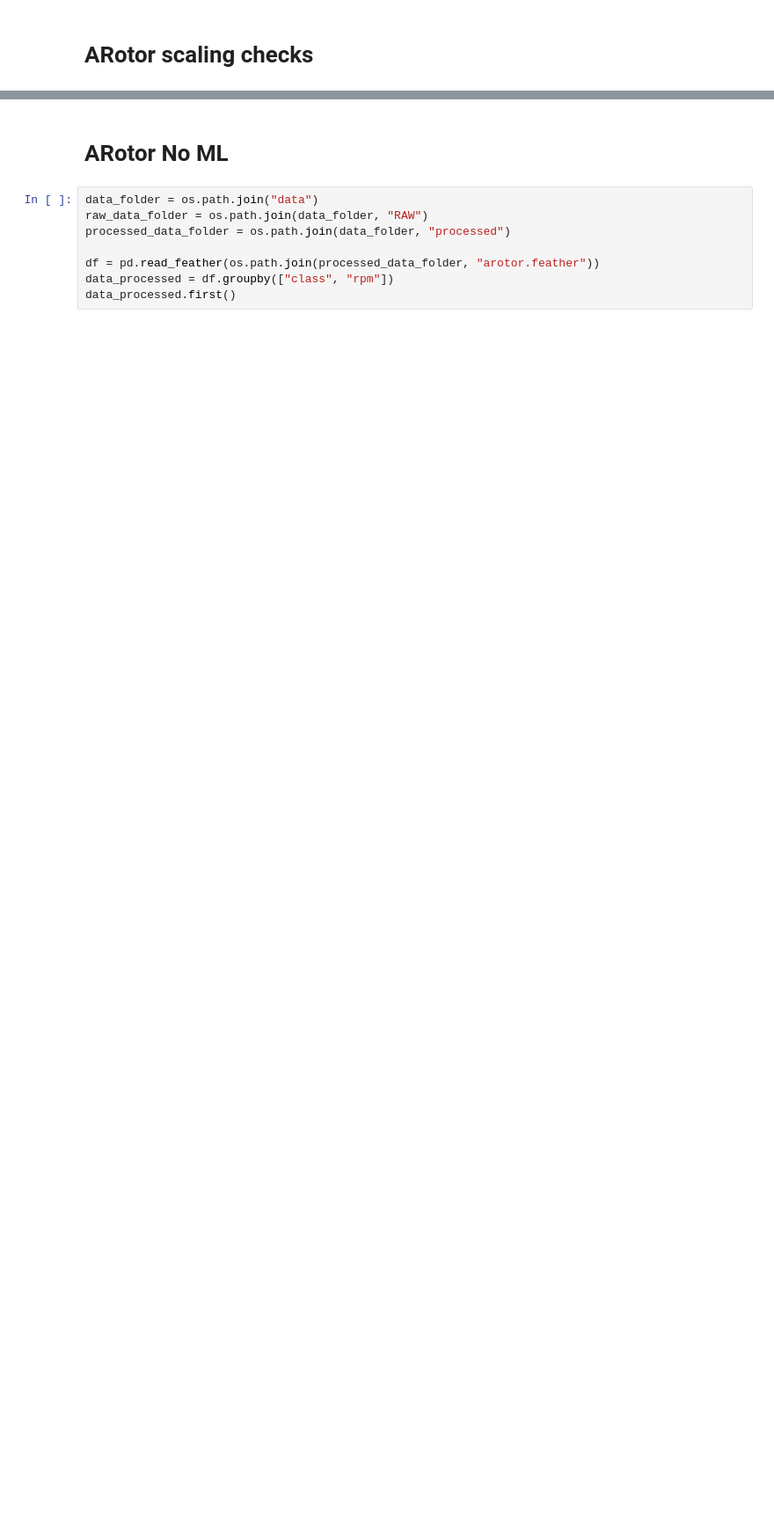
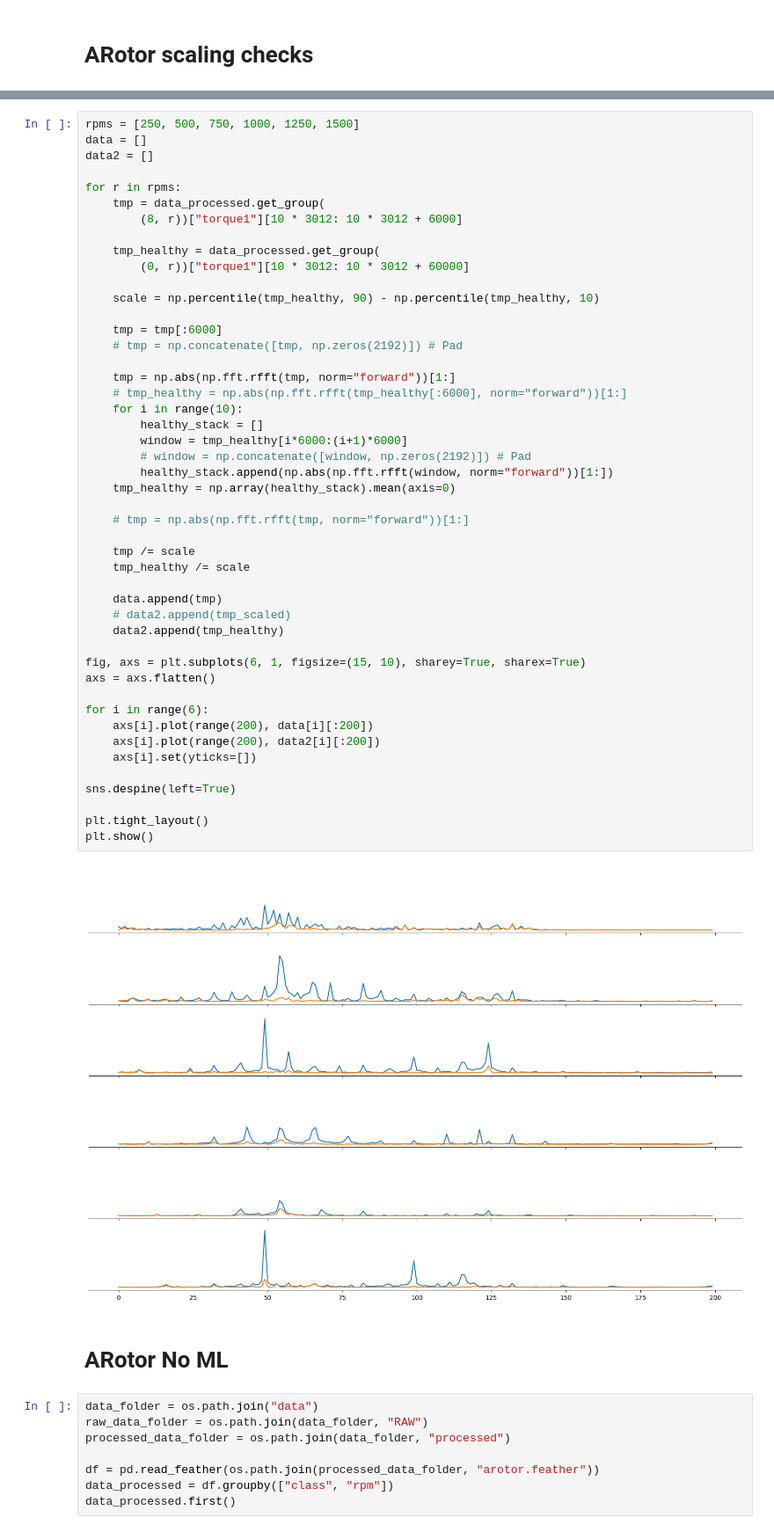
Before and after one commit to 4llu/rapid-deployment, a Jupyter notebook: sandbox.ipynb, the cells around one changed output, grey strips where cells are left out. Shown at 88% size. Cells and saved outputs as stored; diff of their text form; blank space fills up the shorter version.

```diff
--- a/sandbox.ipynb
+++ b/sandbox.ipynb
@@ -190,6 +144,55 @@ plt.show()
 0.0556525606921805
 2.657588116702923
 [figure]
+# %%
+rpms = [250, 500, 750, 1000, 1250, 1500]
+data = []
+data2 = []
+
+for r in rpms:
+    tmp = data_processed.get_group(
+        (8, r))["torque1"][10 * 3012: 10 * 3012 + 6000]
+
+    tmp_healthy = data_processed.get_group(
+        (0, r))["torque1"][10 * 3012: 10 * 3012 + 60000]
+
+    scale = np.percentile(tmp_healthy, 90) - np.percentile(tmp_healthy, 10)
+
+    tmp = tmp[:6000]
+    # tmp = np.concatenate([tmp, np.zeros(2192)]) # Pad
+
+    tmp = np.abs(np.fft.rfft(tmp, norm="forward"))[1:]
+    # tmp_healthy = np.abs(np.fft.rfft(tmp_healthy[:6000], norm="forward"))[1:]
+    for i in range(10):
+        healthy_stack = []
+        window = tmp_healthy[i*6000:(i+1)*6000]
+        # window = np.concatenate([window, np.zeros(2192)]) # Pad
+        healthy_stack.append(np.abs(np.fft.rfft(window, norm="forward"))[1:])
+    tmp_healthy = np.array(healthy_stack).mean(axis=0)
+
+    # tmp = np.abs(np.fft.rfft(tmp, norm="forward"))[1:]
+
+    tmp /= scale
+    tmp_healthy /= scale
+
+    data.append(tmp)
+    # data2.append(tmp_scaled)
+    data2.append(tmp_healthy)
+
+fig, axs = plt.subplots(6, 1, figsize=(15, 10), sharey=True, sharex=True)
+axs = axs.flatten()
+
+for i in range(6):
+    axs[i].plot(range(200), data[i][:200])
+    axs[i].plot(range(200), data2[i][:200])
+    axs[i].set(yticks=[])
+
+sns.despine(left=True)
+
+plt.tight_layout()
+plt.show()
+# %% [output]
+[figure, added]
 # %% [markdown]
 # ARotor No ML
 # %%
```
Also changed, not shown: parts of 25 cells of this notebook, 5 other files.
